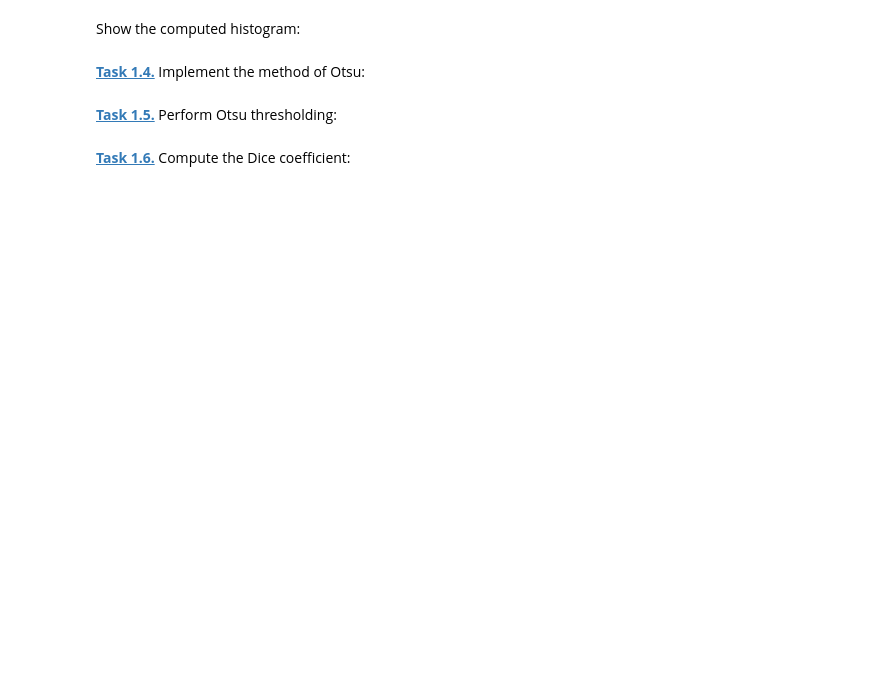
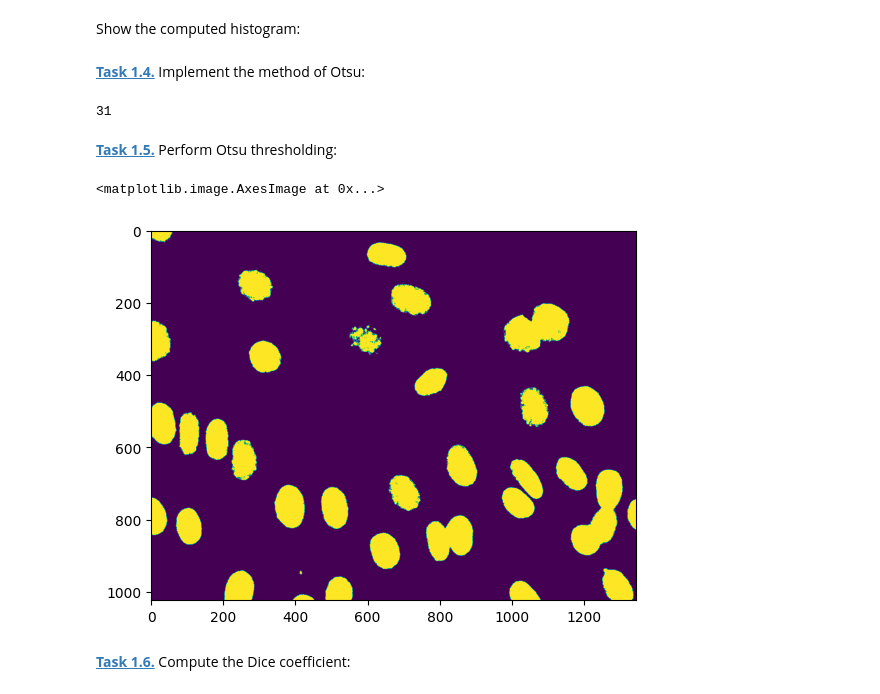
Before and after one commit to AB22-too/mobi-fs5-python, a Jupyter notebook: otsu.ipynb, the cells around one changed output. Cells and saved outputs as stored; diff of their text form; code cells hidden in the pictures; blank space fills up the shorter version.

```diff
--- a/otsu.ipynb
+++ b/otsu.ipynb
@@ -16,7 +30,43 @@ plt.figure(figsize=(14,5))
 plt.bar(range(256), h, width=1)
 # %% [markdown]
 **[Task 1.4.]()** Implement the method of Otsu:
+# %%
+variances = []
+bins = np.arange(256)
+total = np.sum(x)
+min_variance = float('inf')
+best_threshold = 0
+
+for T in range(1,256):
+    n1 = np.sum(x[:T])
+    n2 = np.sum(x[T:])
+    if n1 == 0 or n2 == 0:
+        continue
+    w1 = n1 / total
+    w2 = n2/ total
+    mean1 = np.sum(bins[:T] *x[:T]) / n1
+    mean2 = np.sum(bins[T:] * x[T:]) / n2
+    var1 = np.sum(((bins[:T] - mean1) ** 2) * x[:T]) / n1
+    var2 = np.sum(((bins[T:] - mean2) ** 2) * x[T:]) / n2
+    current_variance = w1 * var1 + w2 * var2
+    variances.append(current_variance)
+
+    if current_variance < min_variance:
+        min_variance = current_variance
+        best_threshold = T
+
+
+
+print(best_threshold)
+# %% [output]
+31
 # %% [markdown]
 **[Task 1.5.]()** Perform Otsu thresholding:
+# %%
+img_out = img8 >= best_threshold
+plt.imshow(img_out)
+# %% [output]
+<matplotlib.image.AxesImage at 0x...>
+[figure, added]
 # %% [markdown]
 **[Task 1.6.]()** Compute the Dice coefficient:
```
Also changed, not shown: parts of 4 cells of this notebook.
